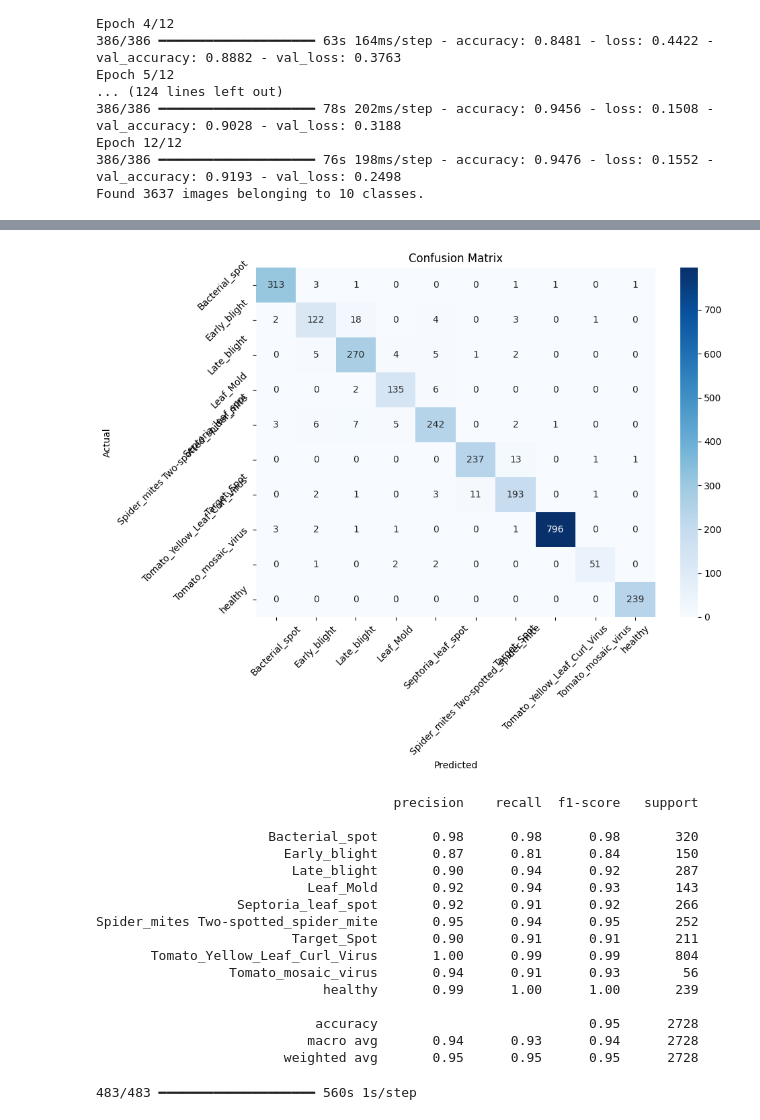
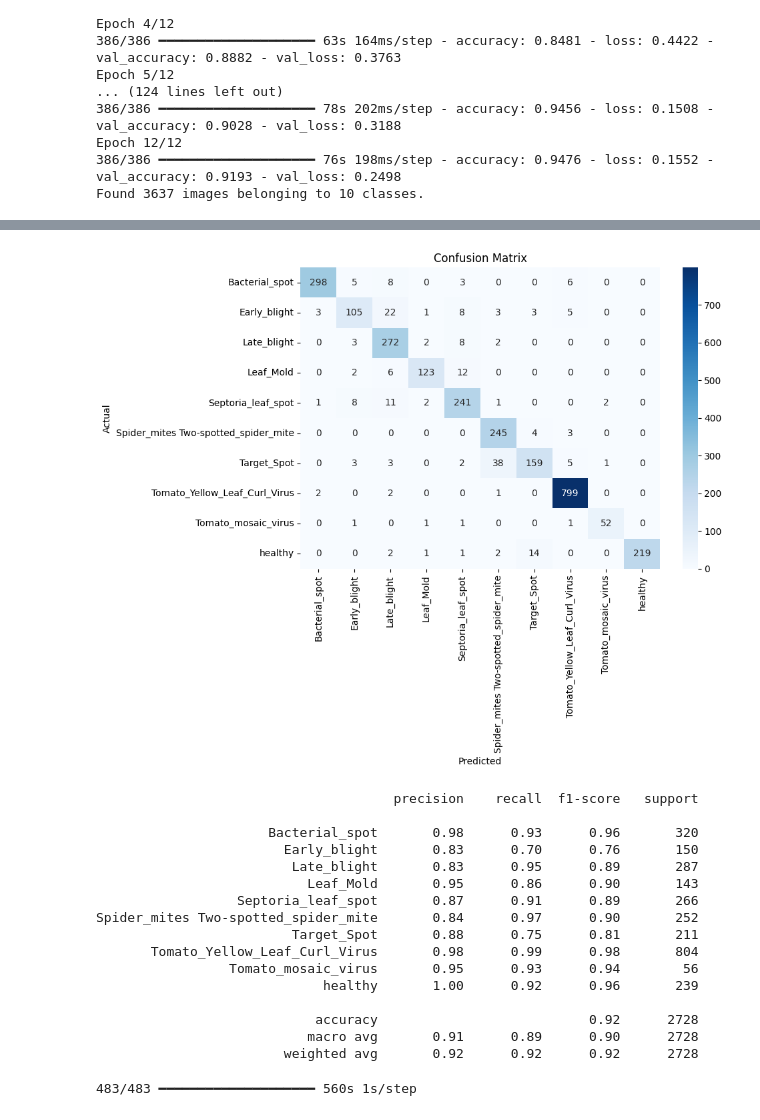
Before and after one commit to yeungeqq/crop_disease_detection, a Jupyter notebook: detection.ipynb, the cells around one changed output, grey strips where cells are left out. Drawn from its saved outputs; the diff is of its cells as text; code cells hidden in the pictures.

```diff
--- a/detection.ipynb
+++ b/detection.ipynb
@@ -139,6 +139,7 @@ Found 3637 images belonging to 10 classes.
 # %%
 # -- Custom CNN model: testing and evaluation phase --
 # Re-train on full training set (excluding test set)
+datagen = ImageDataGenerator(rescale=1./255)
 full_train_gen = datagen.flow_from_directory(
     'split_dataset/train',
     target_size=(image_size, image_size),
@@ -156,7 +157,7 @@ test_generator = test_datagen.flow_from_directory(
     class_mode='categorical',
     shuffle=False
 )
-
+model.compile(optimizer='adam', loss='categorical_crossentropy', metrics=['accuracy'])
 model.fit(full_train_gen, epochs=epochs)
 
 # Predict labels on test data
@@ -180,8 +181,6 @@ sns.heatmap(cm, annot=True, fmt='d', cmap='Blues',
 plt.xlabel('Predicted')
 plt.ylabel('Actual')
 plt.title('Confusion Matrix')
-plt.xticks(rotation=45)
-plt.yticks(rotation=45)
 plt.tight_layout()
 plt.show()
 
@@ -213,20 +212,20 @@ Epoch 12/12
-[figure, old version]
+[figure, new version]
                                       precision    recall  f1-score   support
 
-                      Bacterial_spot       0.98      0.98      0.98       320
-                        Early_blight       0.87      0.81      0.84       150
-                         Late_blight       0.90      0.94      0.92       287
-                           Leaf_Mold       0.92      0.94      0.93       143
-                  Septoria_leaf_spot       0.92      0.91      0.92       266
-Spider_mites Two-spotted_spider_mite       0.95      0.94      0.95       252
-                         Target_Spot       0.90      0.91      0.91       211
-       Tomato_Yellow_Leaf_Curl_Virus       1.00      0.99      0.99       804
-                 Tomato_mosaic_virus       0.94      0.91      0.93        56
-                             healthy       0.99      1.00      1.00       239
+                      Bacterial_spot       0.98      0.93      0.96       320
+                        Early_blight       0.83      0.70      0.76       150
+                         Late_blight       0.83      0.95      0.89       287
+                           Leaf_Mold       0.95      0.86      0.90       143
+                  Septoria_leaf_spot       0.87      0.91      0.89       266
+Spider_mites Two-spotted_spider_mite       0.84      0.97      0.90       252
+                         Target_Spot       0.88      0.75      0.81       211
+       Tomato_Yellow_Leaf_Curl_Virus       0.98      0.99      0.98       804
+                 Tomato_mosaic_virus       0.95      0.93      0.94        56
+                             healthy       1.00      0.92      0.96       239
 
-                            accuracy                           0.95      2728
-                           macro avg       0.94      0.93      0.94      2728
-                        weighted avg       0.95      0.95      0.95      2728
+                            accuracy                           0.92      2728
+                           macro avg       0.91      0.89      0.90      2728
+                        weighted avg       0.92      0.92      0.92      2728
 # %%
 # Deploying SVM and RF based on refined data from pre-trained CNN model - ResNet50
 # set up environment and imports
```
Also changed, not shown: parts of 1 cell of this notebook.
